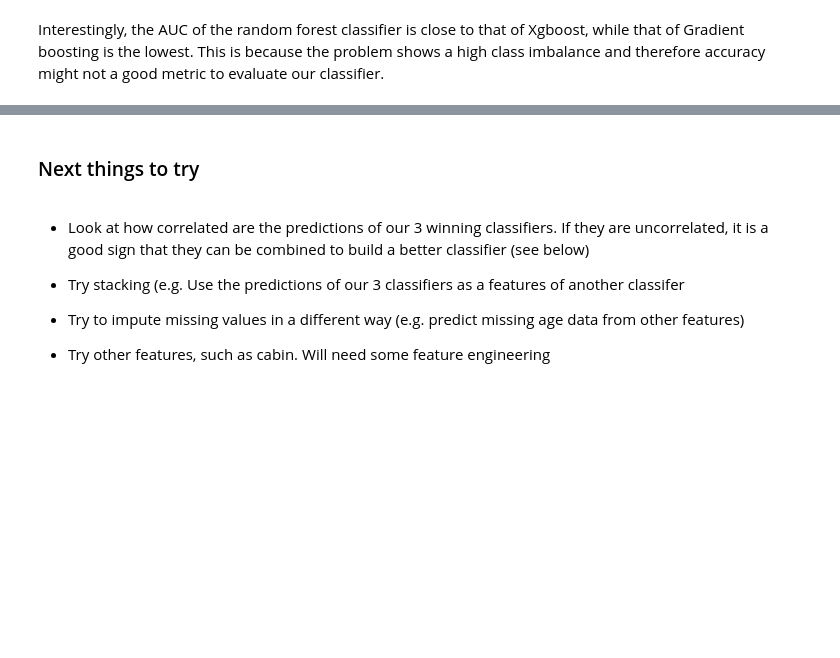
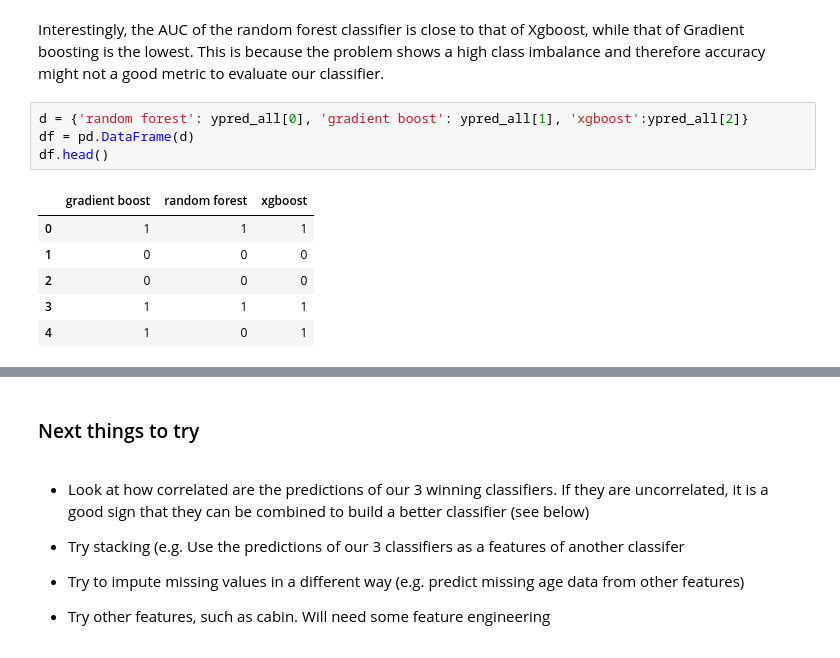
Before and after one commit to Luke3D/Titanic, a Jupyter notebook: Titanic-Tutorial.ipynb, the cells around one changed output, grey strips where cells are left out. Saved outputs shown, nothing was run; the diff lists cells and outputs as text; blank space fills up the shorter version.

```diff
--- a/Titanic-Tutorial.ipynb
+++ b/Titanic-Tutorial.ipynb
@@ -830,2 +909,13 @@ Acc = 0.844, AUC = 0.886, Sens = 0.750, Spec = 0.914
 # %% [markdown]
 Interestingly, the AUC of the random forest classifier is close to that of Xgboost, while that of Gradient boosting is the lowest. This is because the problem shows a high class imbalance and therefore accuracy might not a good metric to evaluate our classifier.
+# %%
+d = {'random forest': ypred_all[0], 'gradient boost': ypred_all[1], 'xgboost':ypred_all[2]}
+df = pd.DataFrame(d)
+df.head()
+# %% [output]
+|  | gradient boost | random forest | xgboost |
+| 0 | 1 | 1 | 1 |
+| 1 | 0 | 0 | 0 |
+| 2 | 0 | 0 | 0 |
+| 3 | 1 | 1 | 1 |
+| 4 | 1 | 0 | 1 |
```
Also changed, not shown: parts of 17 cells of this notebook.
